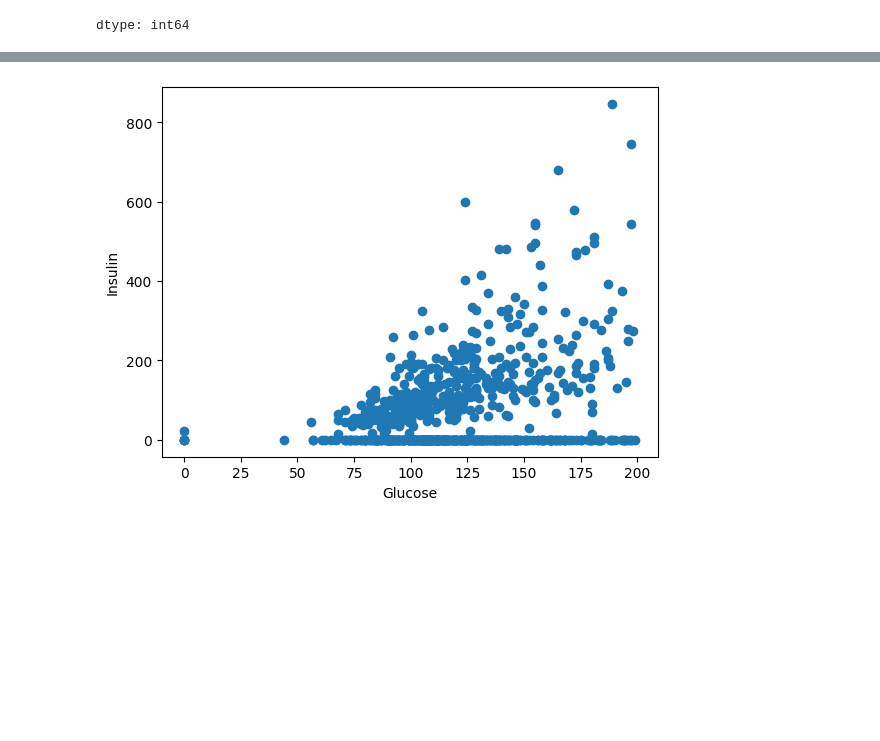
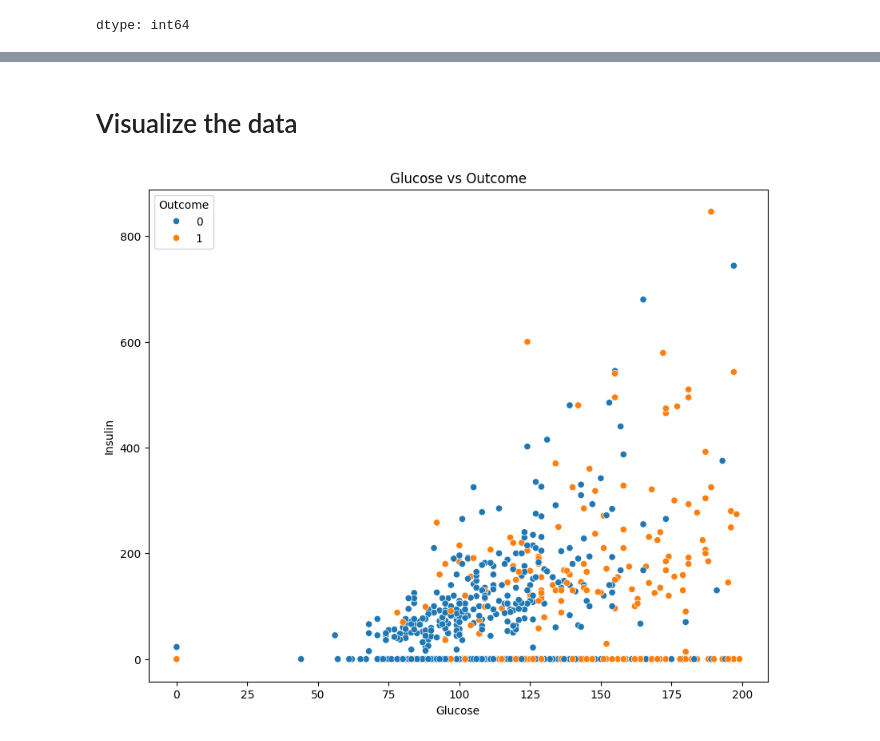
Before and after one commit to MounirGaiby/Pima-Diabetes-Analysis, a Jupyter notebook: diabetes.ipynb, the cells around one changed output, grey strips where cells are left out. Saved outputs shown, nothing was run; the diff lists cells and outputs as text; code cells hidden in the pictures; blank space fills up the shorter version.

```diff
--- a/diabetes.ipynb
+++ b/diabetes.ipynb
@@ -92,7 +84,11 @@ data.groupby('Outcome').mean()
+# %% [markdown]
+# Visualize the data
 # %%
-plt.scatter(data['Glucose'], data['Insulin'])
+plt.figure(figsize=(10, 8))
+sns.scatterplot(x='Glucose', y='Insulin', data=data, hue='Outcome')
+plt.title('Glucose vs Outcome')
 plt.xlabel('Glucose')
 plt.ylabel('Insulin')
 plt.show()
 # %% [output]
-[figure, old version]
+[figure, new version]
```
Also changed, not shown: parts of 16 cells of this notebook.
